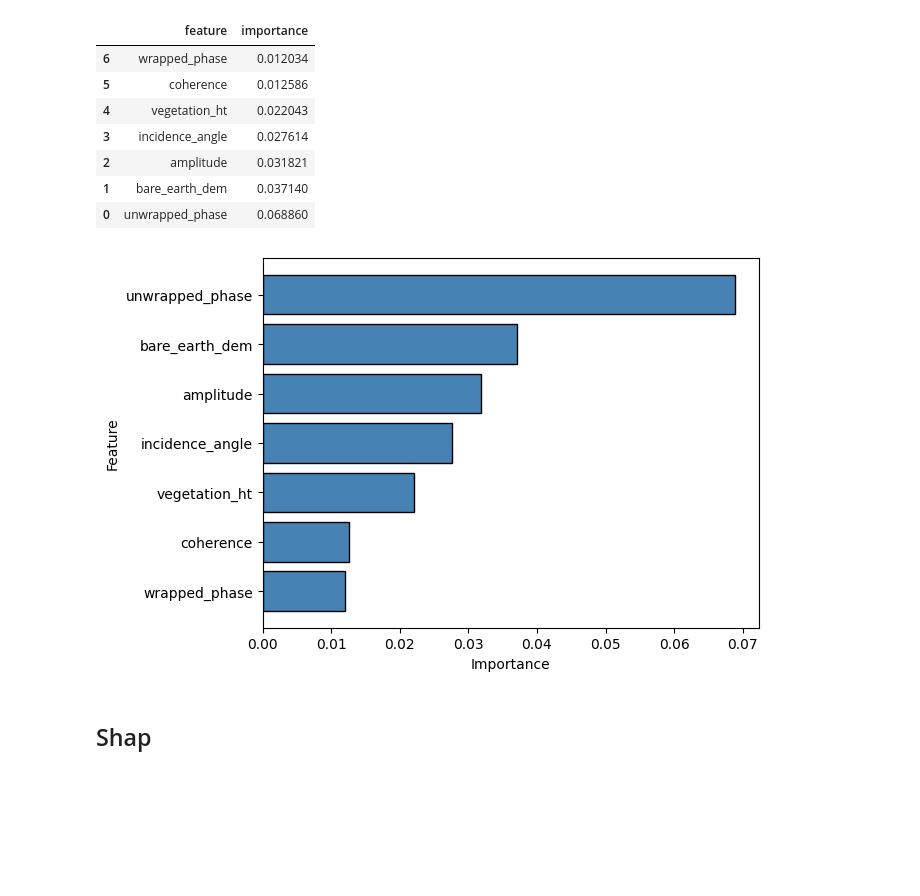
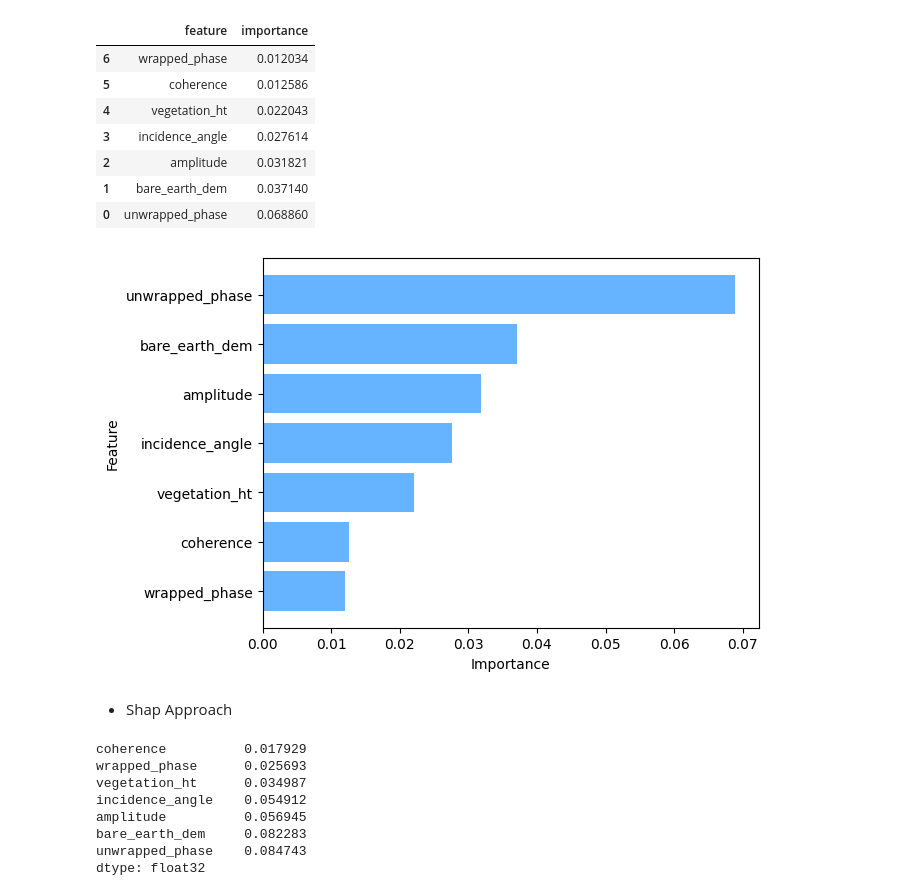
Before and after one commit to Ibrahim-Ola/uavsar-lidar-project, a Jupyter notebook: experiments/07_model_comparison.ipynb, the cells around one changed output. Drawn from its saved outputs; the diff is of its cells as text; code cells hidden in the pictures; blank space fills up the shorter version.

```diff
--- a/experiments/07_model_comparison.ipynb
+++ b/experiments/07_model_comparison.ipynb
@@ -114,11 +145,11 @@ xgboost_all
 | 1 | bare_earth_dem | 0.037140 |
 | 0 | unwrapped_phase | 0.068860 |
 # %%
-plt.barh(xgboost_all['feature'], xgboost_all['importance'], edgecolor='black', color='steelblue')
+plt.barh(xgboost_all['feature'], xgboost_all['importance'], color='#0081ff', alpha=0.6, edgecolor='k')
 plt.xlabel('Importance')
 plt.ylabel('Feature')
 plt.show()
 # %% [output]
-[figure, old version]
+[figure, new version]
 # %% [markdown]
-## Shap
+* Shap Approach
@@ -126,0 +173,17 @@ import shap
+# %%
+shap_imp=pd.Series(
+    np.abs(overall_shap.values).mean(axis=0),
+    index=features
+)
+
+shap_imp=shap_imp.sort_values(ascending=True)
+shap_imp
+# %% [output]
+coherence          0.017929
+wrapped_phase      0.025693
+vegetation_ht      0.034987
+incidence_angle    0.054912
+amplitude          0.056945
+bare_earth_dem     0.082283
+unwrapped_phase    0.084743
+dtype: float32
```
Also changed, not shown: parts of 29 cells of this notebook.
